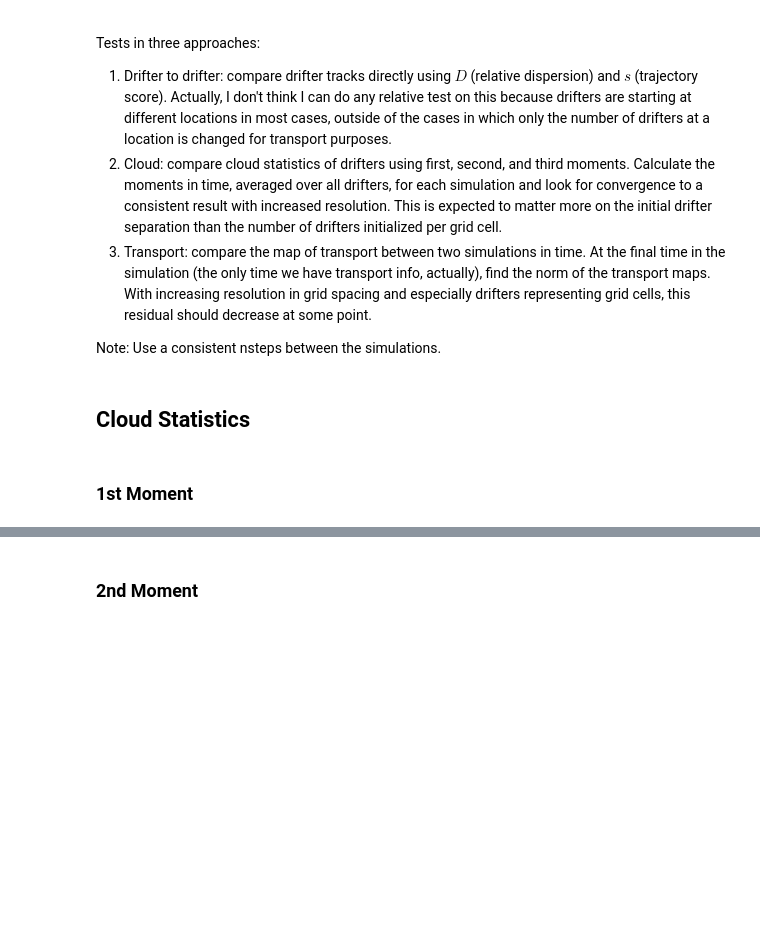
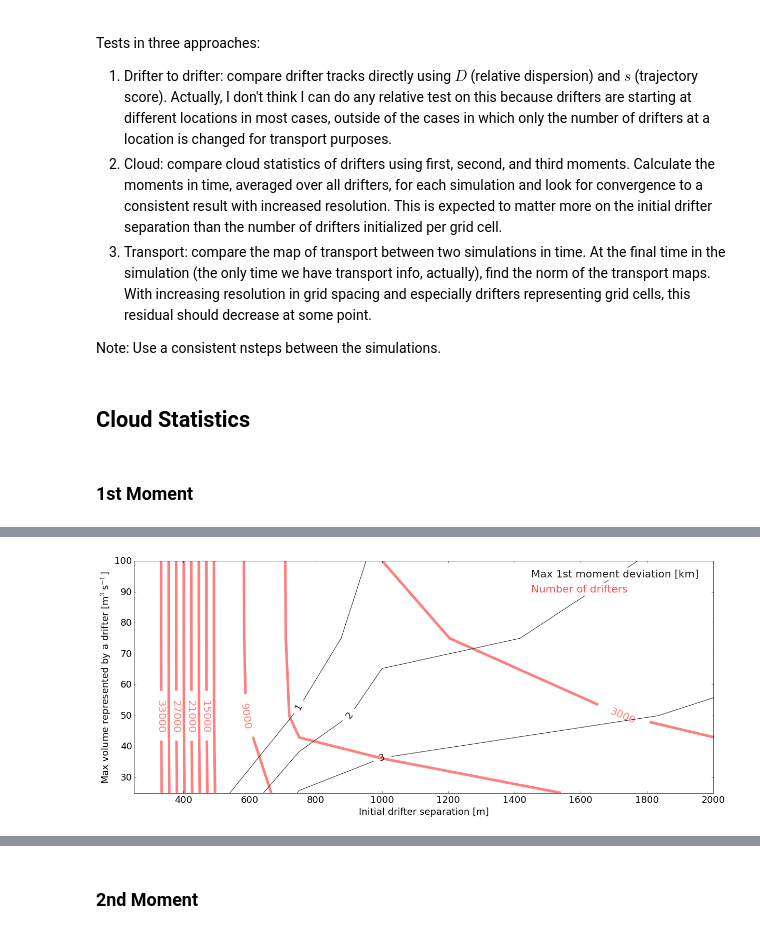
Before and after one commit to kthyng/sensitivity, a Jupyter notebook: sensitivity.ipynb, the cells around one changed output, grey strips where cells are left out. Drawn from its saved outputs; the diff is of its cells as text; code cells hidden in the pictures; blank space fills up the shorter version.

Commit message:
made contour plots of moments

```diff
--- a/sensitivity.ipynb
+++ b/sensitivity.ipynb
@@ -214,0 +47,62 @@ savefig('figures/' + seed + 'M1deviation.png', bbox_inches='tight')
+# %%
+seed = 'A'
+moment = '1'
+
+fig = figure(figsize(20,8))
+ax1 = fig.add_subplot(111)
+# ax2 = ax1.twinx()
+
+M = np.zeros((dxs.size,Vs.size))*np.nan
+ndrifters = np.zeros((dxs.size,Vs.size))*np.nan
+FileC = 'calcs/' + seed + '_dx250_V25M' + moment + 'x.npz'
+d = load(FileC)
+MxC = d['M'][-1]/1000.
+d.close()
+FileC = 'calcs/' + seed + '_dx250_V25M' + moment + 'y.npz'
+d = load(FileC)
+MyC = d['M'][-1]/1000.
+d.close()
+# loop through Vs
+for j, V in enumerate(Vs):
+
+    # Loop through dxs
+    for i, dx in enumerate(dxs):
+
+        File = 'calcs/' + seed + '_dx' + str(dx) + '_V' + str(V) + 'M' + moment + 'x.npz'
+        d = np.load(File)
+        Mx = abs(d['M'][-1]/1000. - MxC)
+        d.close()
+
+        File = 'calcs/' + seed + '_dx' + str(dx) + '_V' + str(V) + 'M' + moment + 'y.npz'
+        d = np.load(File)
+        My = abs(d['M'][-1]/1000. - MyC)
+        d.close()
+
+        M[i,j] = max((Mx,My))
+
+        File = 'tracks/' + seed + '_dx' + str(dx) + '_V' + str(V) + '.nc'
+        d = netCDF.Dataset(File)
+        ndrifters[i,j] = d.variables['lonp'][:,0].size
+        d.close()
+
+cs = ax1.contour(dxs, Vs, M.T, np.arange(5), colors='0.1', linewidths=1)
+ax1.clabel(cs, inline_spacing=10, inline=1, fmt='%.0f')#, fontsize=10)
+
+cs = ax1.contour(dxs, Vs, ndrifters.T, np.arange(3000,36000,3000), colors='r', linewidths=5, linestyles='-', zorder=1, alpha=0.5)
+ax1.clabel(cs, np.arange(3000,36000,6000), inline_spacing=20, inline=1, fmt='%.0f', fontsize=20)
+
+ax1.set_xlabel('Initial drifter separation [m]')
+ax1.set_ylabel('Max volume represented by a drifter [m$^3$s$^{-1}$]')
+ax1.set_xlim(250,2000)
+
+# Legend
+text(1450, 95, 'Max 1st moment deviation [km]', backgroundcolor='w', color='0.1', fontsize=20)
+text(1450, 90, 'Number of drifters', backgroundcolor='w', color='r', alpha=0.7, fontsize=20)
+
+# # Note location of interest
+# text(1000, 95, '$3000$', color='r', alpha='0.5')
+
+savefig('figures/' + seed + 'M' + moment + 'deviation.png', bbox_inches='tight')
+savefig('figures/' + seed + 'M' + moment + 'deviation.pdf', bbox_inches='tight')
+# %% [output]
+[figure, added]
```
Also changed, not shown: parts of 17 cells of this notebook.
